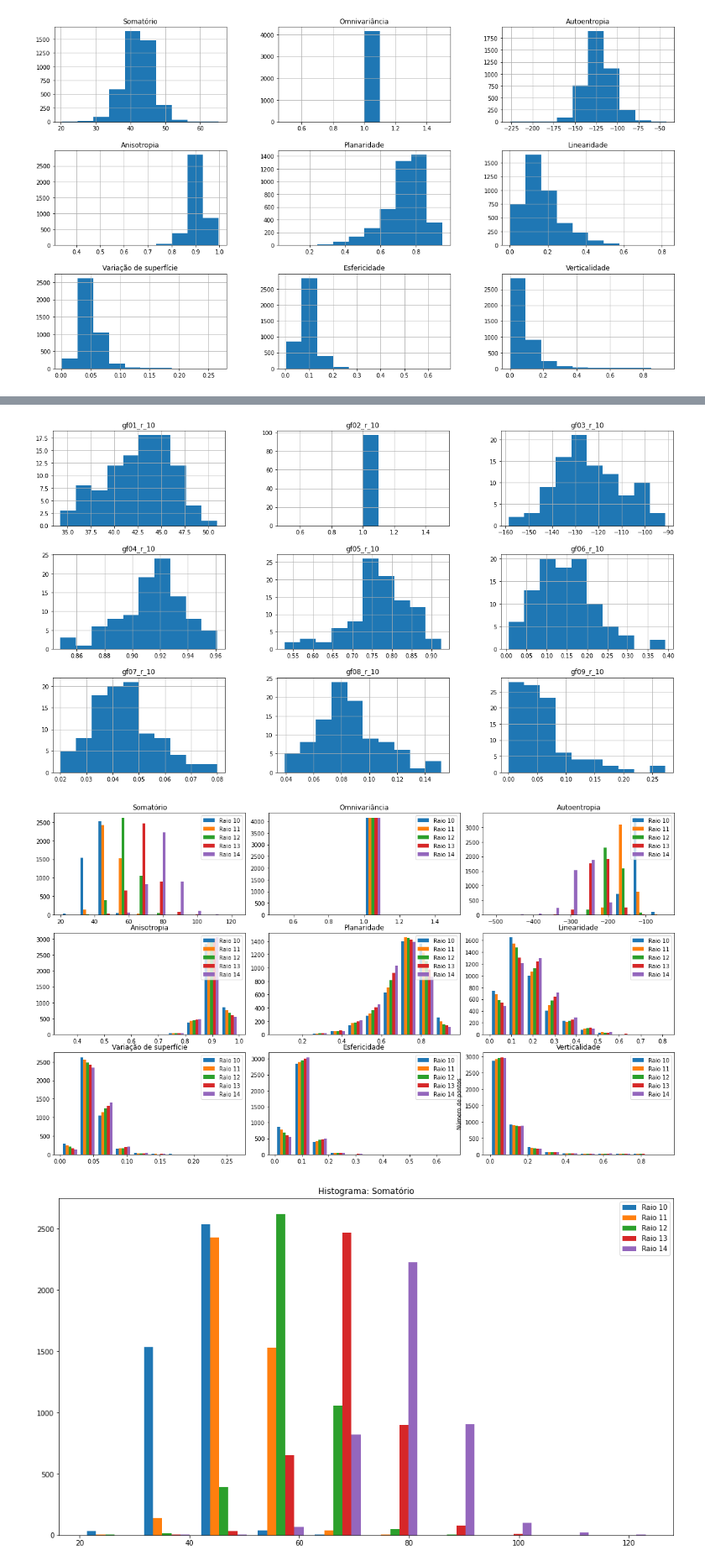
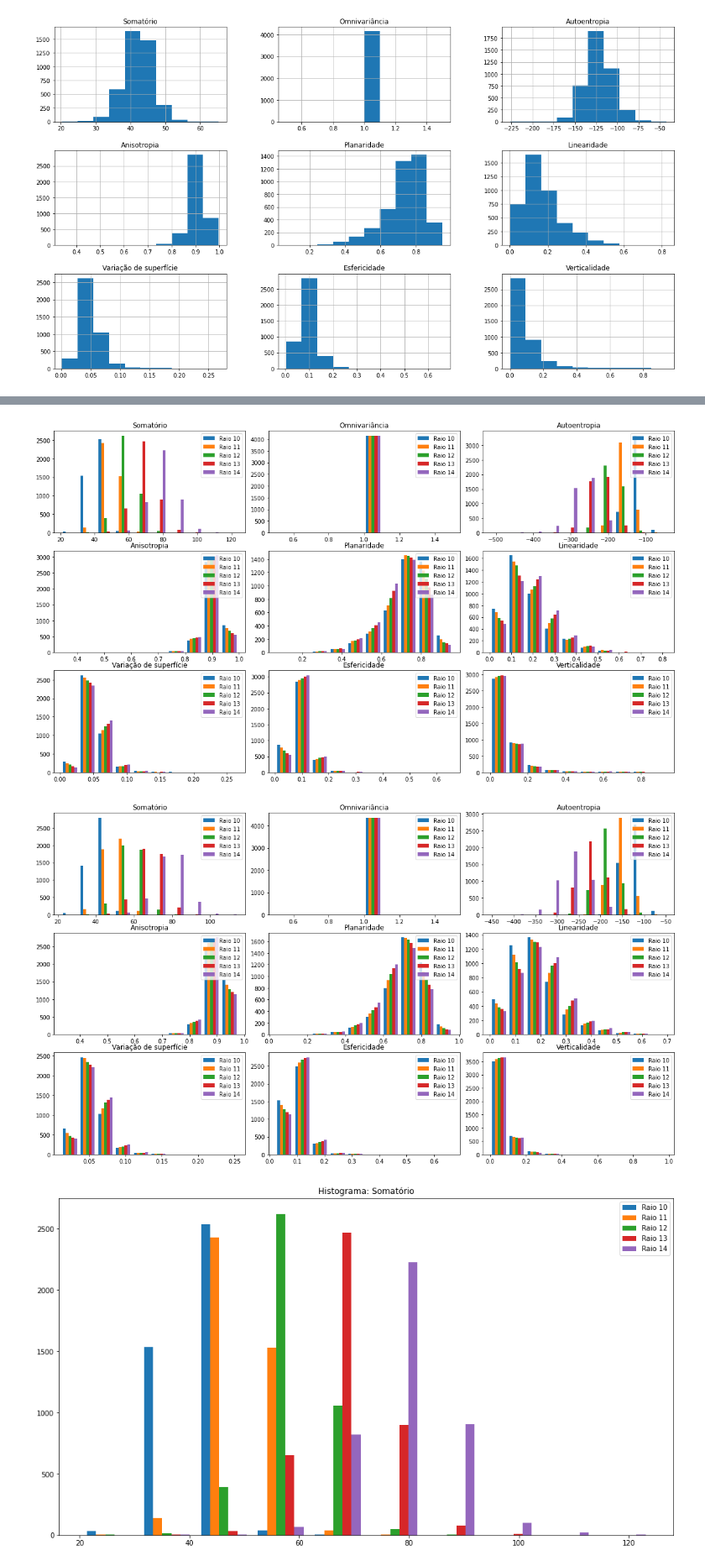
Before and after one commit to thalissonfelipe/landmarks, a Jupyter notebook: Análise das Features da Matriz de Covarariância (Raio).ipynb, the cells around one changed output, grey strips where cells are left out. Shown at 84% size. Cells and saved outputs as stored; diff of their text form; code cells hidden in the pictures.

```diff
--- a/Análise das Features da Matriz de Covarariância (Raio).ipynb
+++ b/Análise das Features da Matriz de Covarariância (Raio).ipynb
@@ -86,7 +97,3 @@ Histogramas - Raio: 13  - Expressão: HAPPY
-# %%
-plot_histograms(df, radius=10, expression='A22A25')
-# %% [output]
-[figure, removed]
 # %%
 # gfIndex: valor entre 0-8
 # 0 significa Somatório
@@ -143,7 +150,11 @@ def plot_histograms_together(df, gf=None):
 
     plt.show()
 # %%
-plot_histograms_together(df)
+plot_histograms_together(df_le)
 # %% [output]
-[figure, old version]
+[figure, new version]
+# %%
+plot_histograms_together(df_re)
+# %% [output]
+[figure, added]
 # %%
```
Also changed, not shown: parts of 13 cells of this notebook, 3 other files.
